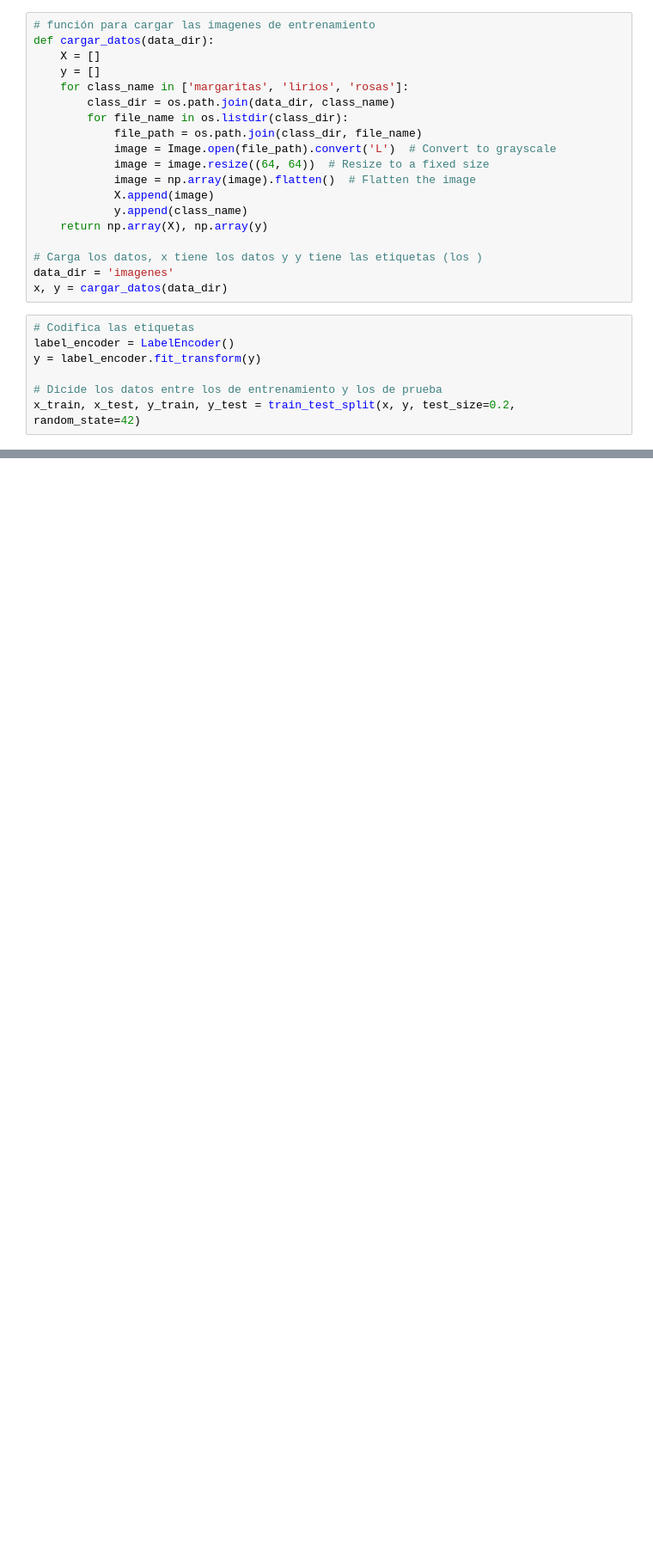
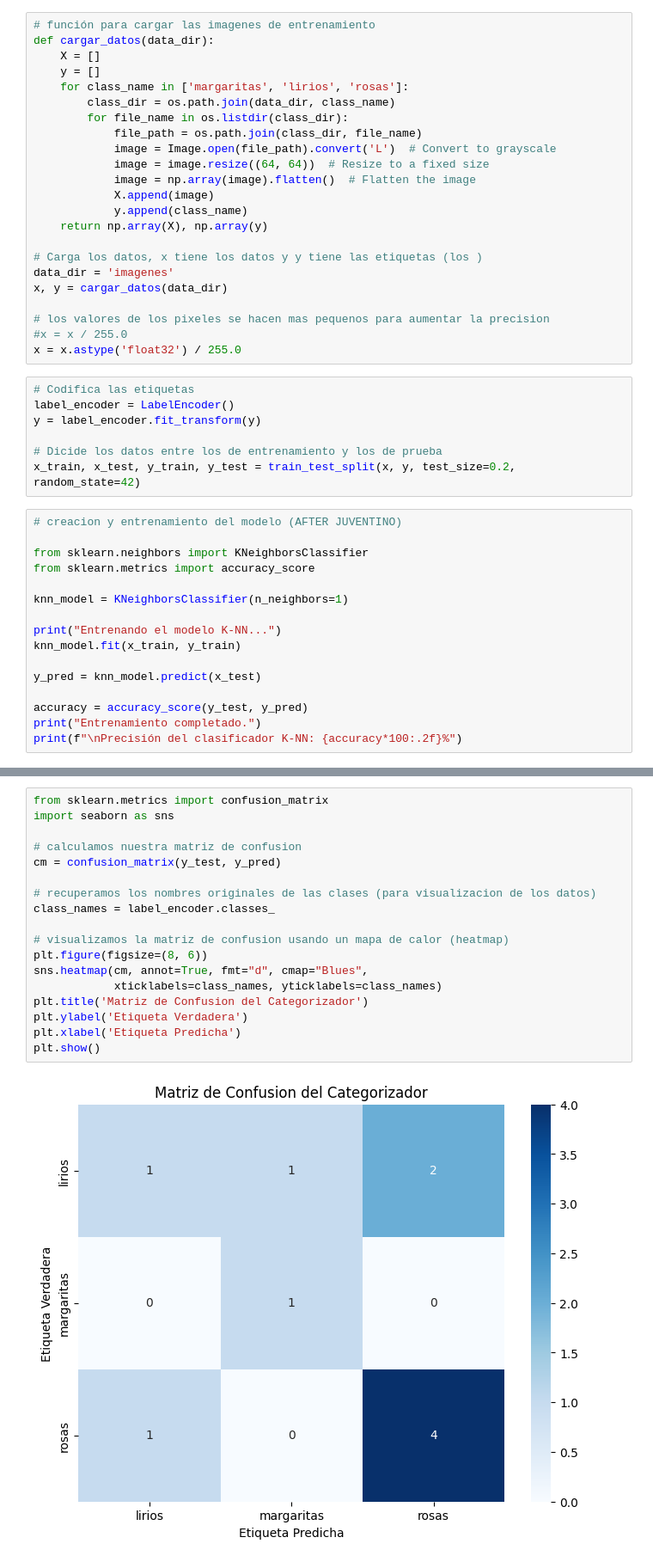
Before and after one commit to Juvee85/proyecto-ia, a Jupyter notebook: proyectoIA.ipynb, the cells around one changed output, grey strips where cells are left out. Shown at 86% size. Cells and saved outputs as stored; diff of their text form; blank space fills up the shorter version.

Commit message:
Precision del modelo 70%

```diff
--- a/proyectoIA.ipynb
+++ b/proyectoIA.ipynb
@@ -30,6 +63,10 @@ def cargar_datos(data_dir):
 # Carga los datos, x tiene los datos y y tiene las etiquetas (los )
 data_dir = 'imagenes'
 x, y = cargar_datos(data_dir)
+
+# los valores de los pixeles se hacen mas pequenos para aumentar la precision
+#x = x / 255.0
+x = x.astype('float32') / 255.0
 # %%
 # Codifica las etiquetas
 label_encoder = LabelEncoder()
@@ -37,3 +74,19 @@ y = label_encoder.fit_transform(y)
 
 # Dicide los datos entre los de entrenamiento y los de prueba
 x_train, x_test, y_train, y_test = train_test_split(x, y, test_size=0.2, random_state=42)
+# %%
+# creacion y entrenamiento del modelo (AFTER JUVENTINO)
+
+from sklearn.neighbors import KNeighborsClassifier
+from sklearn.metrics import accuracy_score
+
+knn_model = KNeighborsClassifier(n_neighbors=1)
+
+print("Entrenando el modelo K-NN...")
+knn_model.fit(x_train, y_train)
+
+y_pred = knn_model.predict(x_test)
+
+accuracy = accuracy_score(y_test, y_pred)
+print("Entrenamiento completado.")
+print(f"\nPrecisión del clasificador K-NN: {accuracy*100:.2f}%")
@@ -39,0 +98,20 @@ x_train, x_test, y_train, y_test = train_test_split(x, y, test_size=0.2, random_
+# %%
+from sklearn.metrics import confusion_matrix
+import seaborn as sns
+
+# calculamos nuestra matriz de confusion
+cm = confusion_matrix(y_test, y_pred)
+
+# recuperamos los nombres originales de las clases (para visualizacion de los datos)
+class_names = label_encoder.classes_
+
+# visualizamos la matriz de confusion usando un mapa de calor (heatmap)
+plt.figure(figsize=(8, 6))
+sns.heatmap(cm, annot=True, fmt="d", cmap="Blues",
+            xticklabels=class_names, yticklabels=class_names)
+plt.title('Matriz de Confusion del Categorizador')
+plt.ylabel('Etiqueta Verdadera')
+plt.xlabel('Etiqueta Predicha')
+plt.show()
+# %% [output]
+[figure, added]
```
Also changed, not shown: parts of 2 cells of this notebook, 41 other files.
